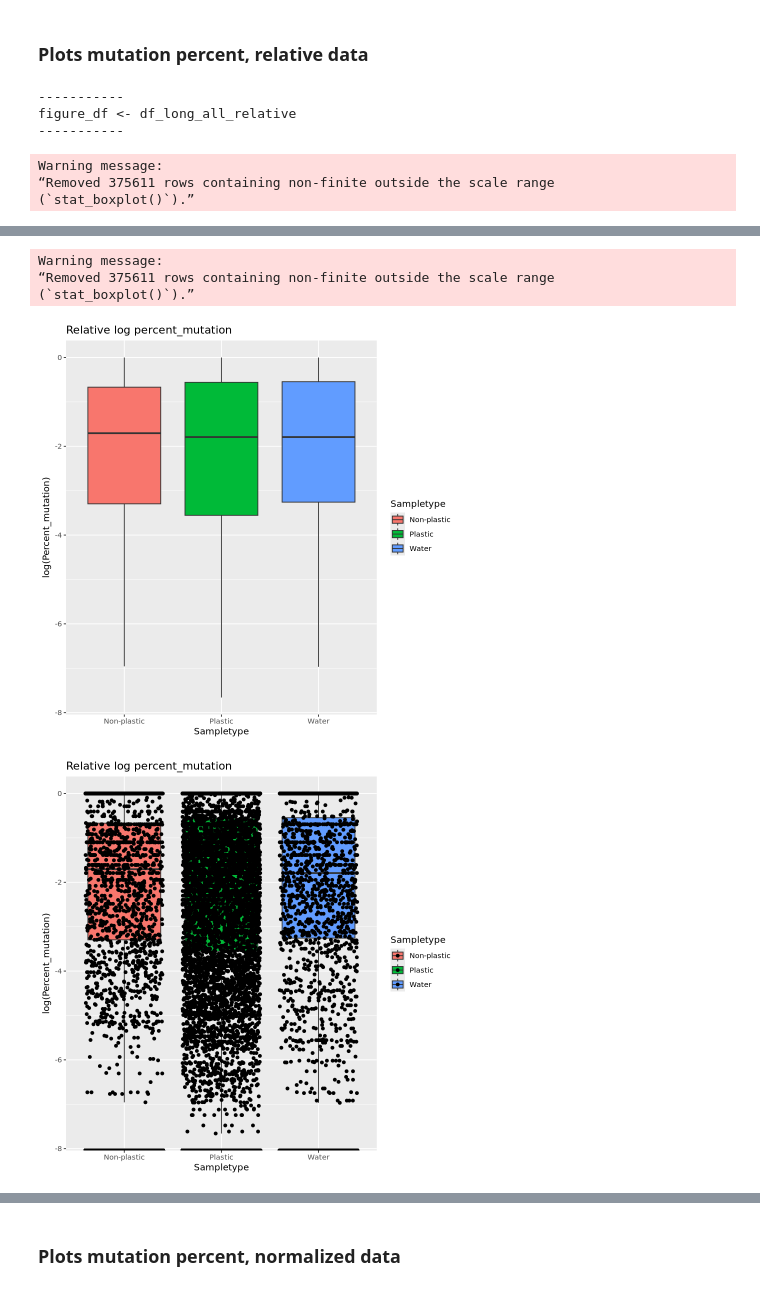
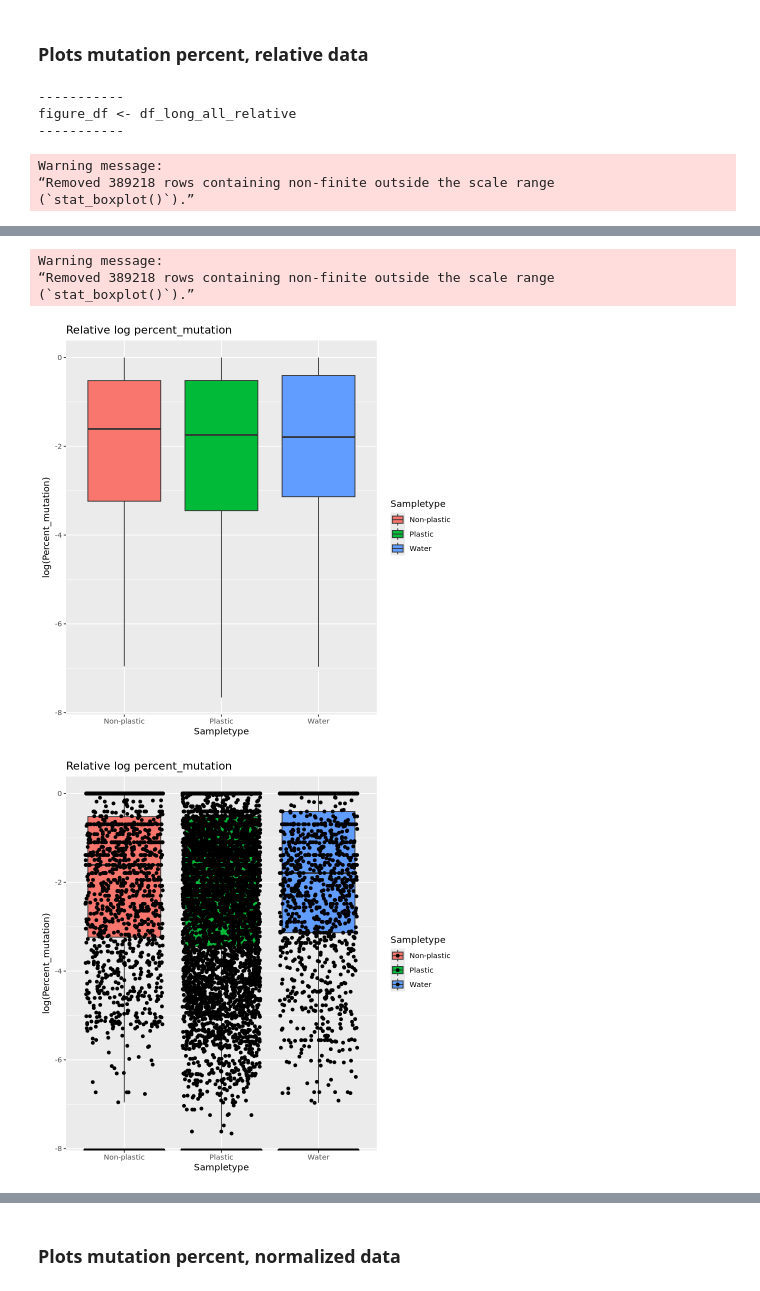
Before and after one commit to blomfelt/plastisphere, a Jupyter notebook: plastisphere.ipynb, the cells around one changed output, grey strips where cells are left out. Cells and saved outputs as stored; diff of their text form; code cells hidden in the pictures.

```diff
--- a/plastisphere.ipynb
+++ b/plastisphere.ipynb
@@ -25,7 +25,7 @@ library("ALDEx2")
 library("randomForest")
 
 # List all relevant files
-TABLE = FALSE
+TABLE = TRUE
 if (TABLE) {
    all_files_list <- list.files(path = "Mumame_results", pattern = "*.table.txt", full.names = TRUE)
 } else {
@@ -47,10 +47,6 @@ for (file in all_files_list[-1]) {
 df_counts <- df_counts %>%
   rename(Description = Accession)
 
-# Get readcount before deleting that row
-df_readcount <- df_counts[which(df_counts[, 1] == "TOTAL READS:"), ]
-df_counts <- df_counts[-which(df_counts$Description == "TOTAL READS:"), ]
-
 if (TABLE) {
   # Rename total reads to match per-mutations.txt row
   rownum <- which(df_counts$Description == "TOTAL READS")
@@ -59,6 +55,10 @@ if (TABLE) {
   df_counts[rownum, ]
 }
 
+# Get readcount before deleting that row
+df_readcount <- df_counts[which(df_counts[, 1] == "TOTAL READS:"), ]
+df_counts <- df_counts[-which(df_counts$Description == "TOTAL READS:"), ]
+
 cat("Dimension of df_counts: ", dim(df_counts))
 # %% [output]
 ── Attaching core tidyverse packages ──────────────────────── tidyverse 2.0.0 ──
@@ -346,14 +401,14 @@ plot_box_log <- figure_df %>%
 plot_box_log
 plot_box_log + geom_jitter()
 
-# BOXPLOT
-plot_box <- figure_df %>%
+# BOXPLOT SUBSTRATE
+plot_substrate <- figure_df %>%
     ggplot(aes(Substrate, Percent_mutation, col = Sampletype)) +
         scale_color_brewer(palette = "Paired")+
-        geom_boxplot() +
         theme(axis.text.x = element_text(angle = 45, vjust = 1, hjust=1)) +
         labs(title = "Relative percent mutation per substrate")
-plot_box
+plot_substrate +
+    geom_boxplot()
 
 # WATER ONLY
 figure_df %>%
@@ -370,5 +425,5 @@ figure_df %>%
 figure_df <- df_long_all_relative
 -----------
 Warning message:
-“Removed 375611 rows containing non-finite outside the scale range
+“Removed 389218 rows containing non-finite outside the scale range
 (`stat_boxplot()`).”
@@ -376,5 +431,5 @@ Warning message:
 Warning message:
-“Removed 375611 rows containing non-finite outside the scale range
+“Removed 389218 rows containing non-finite outside the scale range
 (`stat_boxplot()`).”
-[figure, old version]
+[figure, new version]
-[figure, old version]
+[figure, new version]
```
Also changed, not shown: parts of 24 cells of this notebook.
